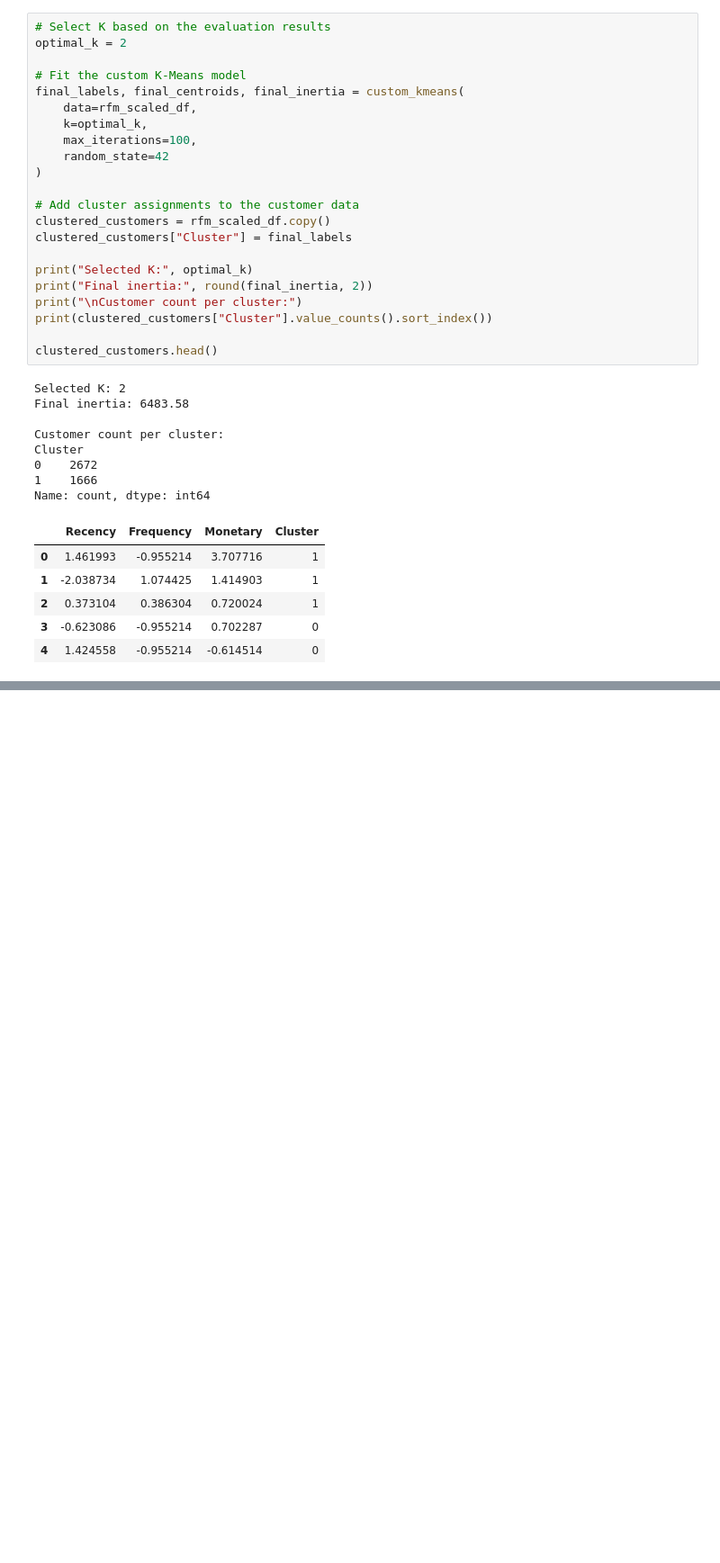
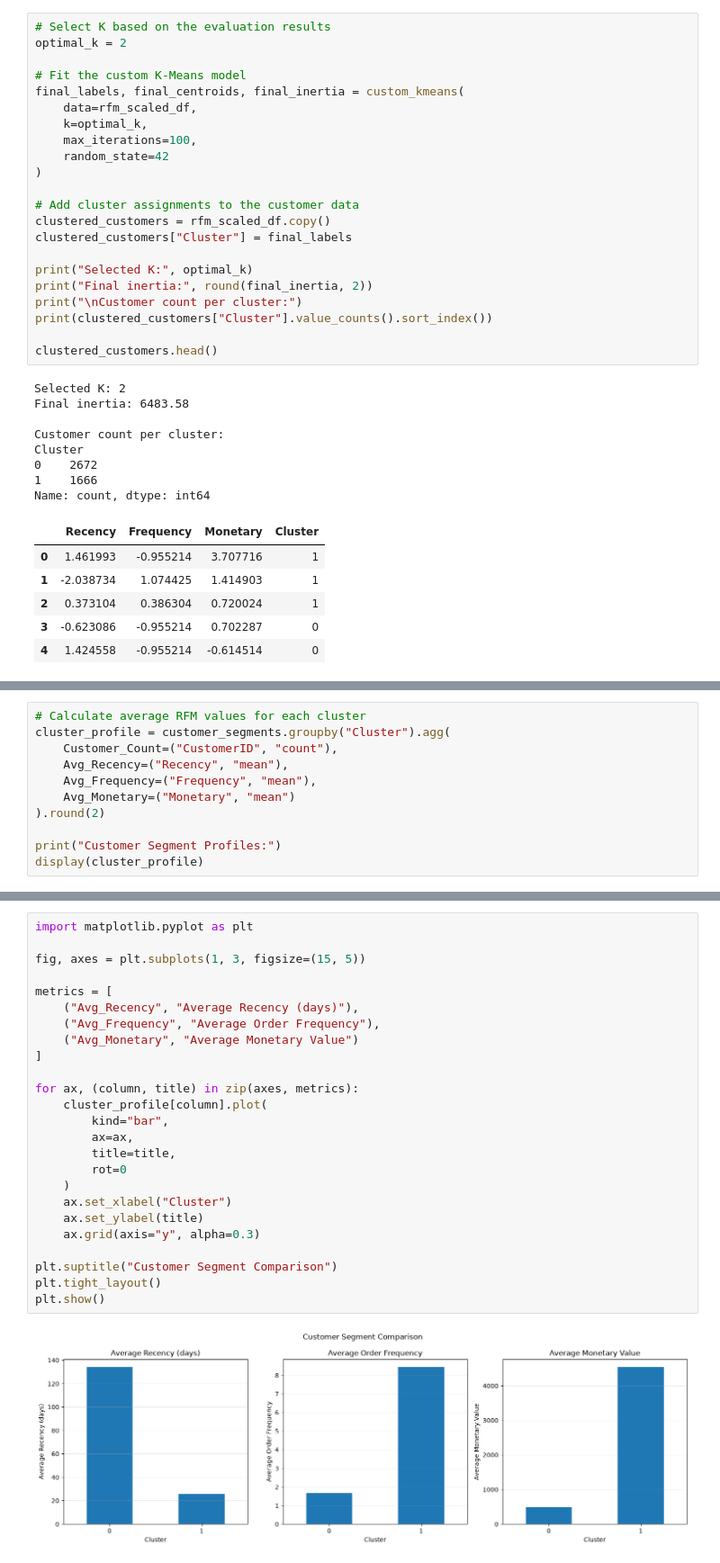
Before and after one commit to vanshika-2105/customer-segmentation-ml, a Jupyter notebook: notebooks/01_customer_segmentation_setup.ipynb, the cells around one changed output, grey strips where cells are left out. Shown at 90% size. Cells and saved outputs as stored; diff of their text form; blank space fills up the shorter version.

Commit message:
feat: complete day 10 customer segmentation model

```diff
--- a/notebooks/01_customer_segmentation_setup.ipynb
+++ b/notebooks/01_customer_segmentation_setup.ipynb
@@ -1502,0 +1615,11 @@ print("\nCluster assignments saved to:", output_path)
+# %%
+# Calculate average RFM values for each cluster
+cluster_profile = customer_segments.groupby("Cluster").agg(
+    Customer_Count=("CustomerID", "count"),
+    Avg_Recency=("Recency", "mean"),
+    Avg_Frequency=("Frequency", "mean"),
+    Avg_Monetary=("Monetary", "mean")
+).round(2)
+
+print("Customer Segment Profiles:")
+display(cluster_profile)
@@ -1502,0 +1649,27 @@ print("\nCluster assignments saved to:", output_path)
+# %%
+import matplotlib.pyplot as plt
+
+fig, axes = plt.subplots(1, 3, figsize=(15, 5))
+
+metrics = [
+    ("Avg_Recency", "Average Recency (days)"),
+    ("Avg_Frequency", "Average Order Frequency"),
+    ("Avg_Monetary", "Average Monetary Value")
+]
+
+for ax, (column, title) in zip(axes, metrics):
+    cluster_profile[column].plot(
+        kind="bar",
+        ax=ax,
+        title=title,
+        rot=0
+    )
+    ax.set_xlabel("Cluster")
+    ax.set_ylabel(title)
+    ax.grid(axis="y", alpha=0.3)
+
+plt.suptitle("Customer Segment Comparison")
+plt.tight_layout()
+plt.show()
+# %% [output]
+[figure, added]
```
Also changed, not shown: parts of 7 cells of this notebook, 2 other files.
